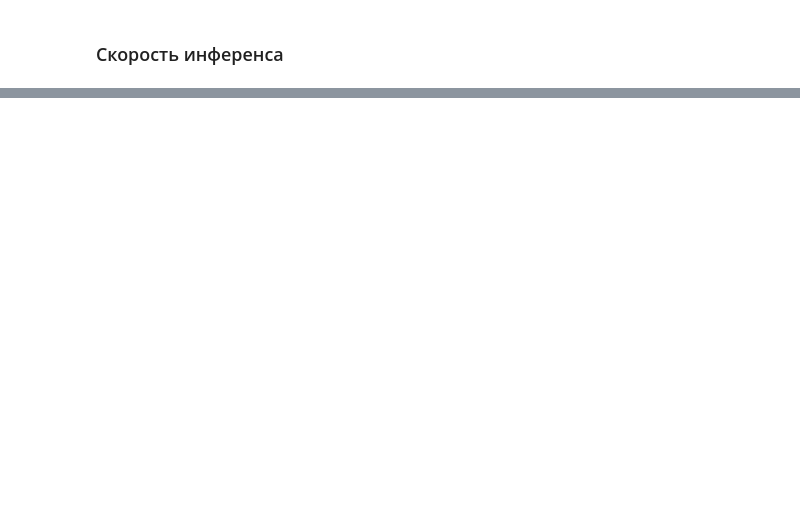
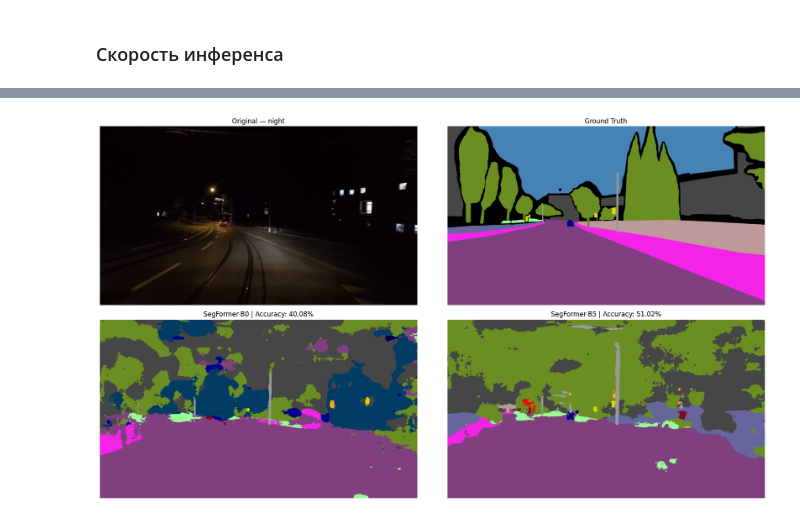
Before and after one commit to z0sh22/Model_switch, a Jupyter notebook: test_seg.ipynb, the cells around one changed output, grey strips where cells are left out. Drawn from its saved outputs; the diff is of its cells as text; code cells hidden in the pictures; blank space fills up the shorter version.

```diff
--- a/test_seg.ipynb
+++ b/test_seg.ipynb
@@ -626,0 +1131,68 @@ B5 is 7.44x slower than B0
+# %%
+import numpy as np
+
+palette = np.array([
+    [128, 64, 128], [244, 35, 232], [70, 70, 70],
+    [102, 102, 156], [190, 153, 153], [153, 153, 153],
+    [250, 170, 30], [220, 220, 0], [107, 142, 35],
+    [152, 251, 152], [70, 130, 180], [220, 20, 60],
+    [255, 0, 0], [0, 0, 142], [0, 0, 70],
+    [0, 60, 100], [0, 80, 100], [0, 0, 230],
+    [119, 11, 32]
+], dtype=np.uint8)
+# %%
+import matplotlib.pyplot as plt
+
+model_image = image
+
+pred_b0 = predict("B0", model_image)
+pred_b5 = predict("B5", model_image)
+
+pred_b0 = np.asarray(
+    Image.fromarray(pred_b0.astype(np.uint8)).resize(
+        image.size, Image.Resampling.NEAREST
+    )
+)
+
+pred_b5 = np.asarray(
+    Image.fromarray(pred_b5.astype(np.uint8)).resize(
+        image.size, Image.Resampling.NEAREST
+    )
+)
+
+def colorize(mask):
+    result = np.zeros((*mask.shape, 3), dtype=np.uint8)
+    valid = mask < 19
+    result[valid] = palette[mask[valid]]
+    return result
+
+valid = gt != 255
+
+acc_b0 = 100 * (pred_b0[valid] == gt[valid]).mean()
+acc_b5 = 100 * (pred_b5[valid] == gt[valid]).mean()
+
+fig, axes = plt.subplots(2, 2, figsize=(18, 10))
+
+for ax, img, title in zip(
+    axes.flat,
+    [
+        np.asarray(image),
+        colorize(gt),
+        colorize(pred_b0),
+        colorize(pred_b5)
+    ],
+    [
+        "Original — night",
+        "Ground Truth",
+        f"SegFormer-B0 | Accuracy: {acc_b0:.2f}%",
+        f"SegFormer-B5 | Accuracy: {acc_b5:.2f}%"
+    ]
+):
+    ax.imshow(img)
+    ax.set_title(title)
+    ax.axis("off")
+
+plt.tight_layout()
+plt.show()
+# %% [output]
+[figure, added]
```
Also changed, not shown: parts of 37 cells of this notebook.
